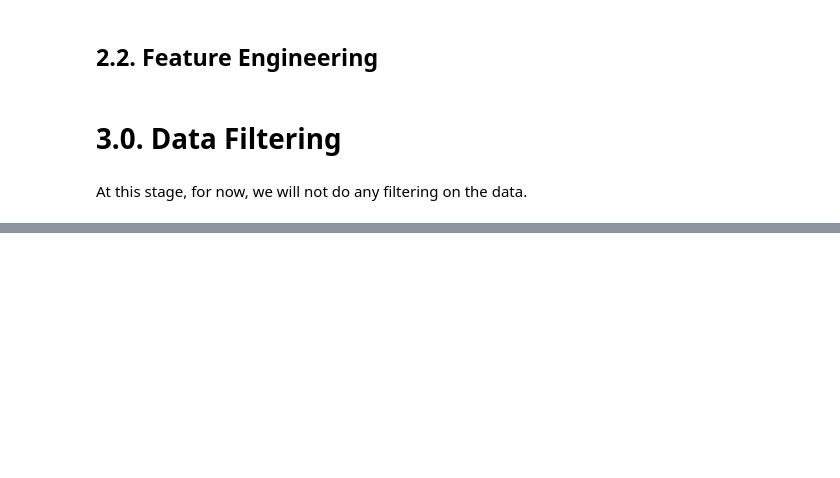
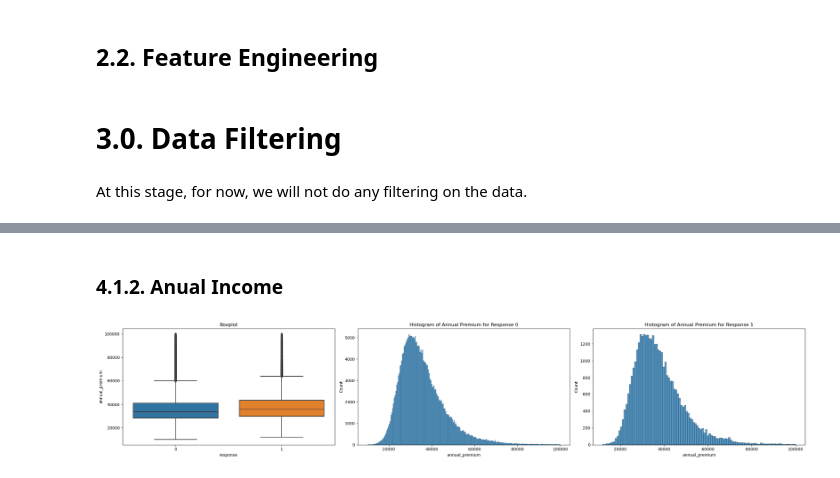
Before and after one commit to leoalvessantana/Project-Health-Insurance-Cross-Sell, a Jupyter notebook: Notebook.ipynb, the cells around one changed output, grey strips where cells are left out. Saved outputs shown, nothing was run; the diff lists cells and outputs as text; code cells hidden in the pictures; blank space fills up the shorter version.

```diff
--- a/Notebook.ipynb
+++ b/Notebook.ipynb
@@ -241,0 +309,33 @@ df3 = df2.copy()
+# %% [markdown]
+### 4.1.2. Anual Income
+# %%
+df4 = df4[(df4['annual_premium'] > 10000) & (df4['annual_premium'] < 100000)]
+
+
+fig, ax = plt.subplots(figsize=(25, 5))
+
+# Subplot 1
+plt.subplot(1, 3, 1)
+sns.boxplot( x='response', y='annual_premium', data=df4 )
+plt.title('Boxplot')
+
+
+# Subplot 2
+plt.subplot(1, 3, 2)
+aux00 = df4.loc[df4['response'] == 0, 'annual_premium']
+sns.histplot(aux00)
+plt.title('Histogram of Annual Premium for Response 0')
+
+# Subplot 2
+plt.subplot(1, 3, 3)
+aux00 = df4.loc[df4['response'] == 1, 'annual_premium']
+sns.histplot(aux00)
+plt.title('Histogram of Annual Premium for Response 1')
+
+# Adjust layout to prevent clipping of titles
+plt.tight_layout()
+
+# Show the plot
+plt.show()
+# %% [output]
+[figure, added]
```
Also changed, not shown: parts of 52 cells of this notebook.
